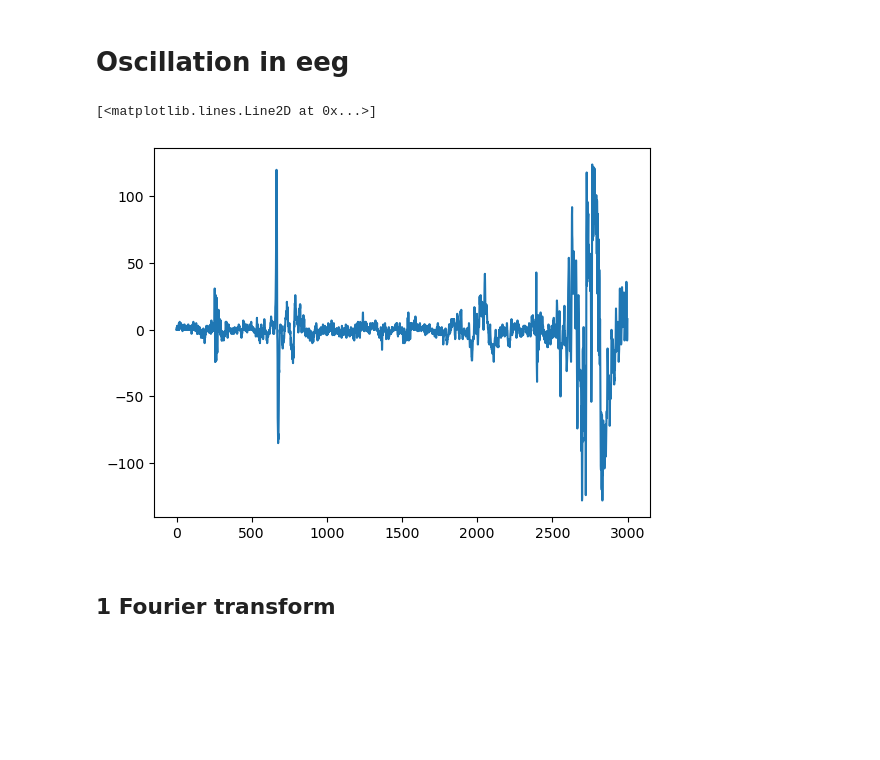
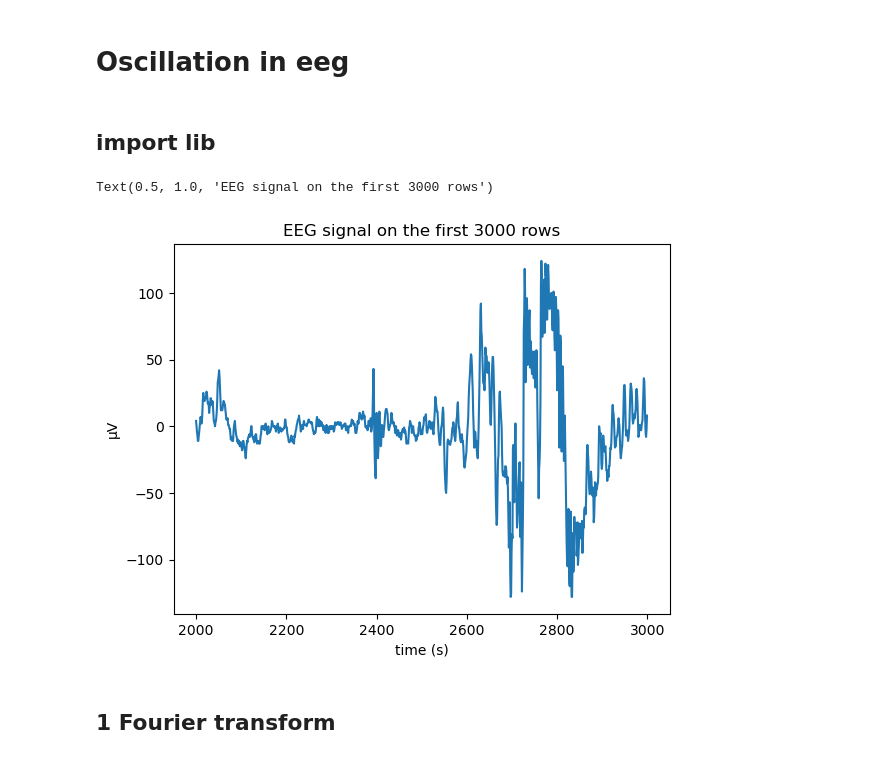
Before and after one commit to ChabCorp/LFP_IPMC, a Jupyter notebook: code/2_meet.ipynb, the cells around one changed output. Drawn from its saved outputs; the diff is of its cells as text; code cells hidden in the pictures; blank space fills up the shorter version.

Commit message:
change the lines of df

```diff
--- a/code/2_meet.ipynb
+++ b/code/2_meet.ipynb
@@ -3,6 +3,8 @@
 # %%
 %load_ext autoreload
 %autoreload 2
+# %% [markdown]
+## import lib
 # %%
 import pandas as pd
 import matplotlib.pyplot as plt
@@ -13,13 +15,16 @@ time = 1 # in seconds
 unit_time = 's'
 # %%
 df = pd.read_csv('../data/EEGArchi13mPFC.txt')
-df = df.iloc[:3000]
+df = df.iloc[2000:3000]
 df['time'] = df.index * time
 df.rename(columns={'0': 'µV'}, inplace=True)
 plt.plot(df['time'], df['µV'])
+plt.xlabel(f'time ({unit_time})')
+plt.ylabel('µV')
+plt.title('EEG signal on the first 3000 rows')
 # %% [output]
-[<matplotlib.lines.Line2D at 0x...>]
+Text(0.5, 1.0, 'EEG signal on the first 3000 rows')
-[figure, old version]
+[figure, new version]
 # %% [markdown]
 ## 1 Fourier transform
 # %%
```
Also changed, not shown: parts of 1 cell of this notebook.
